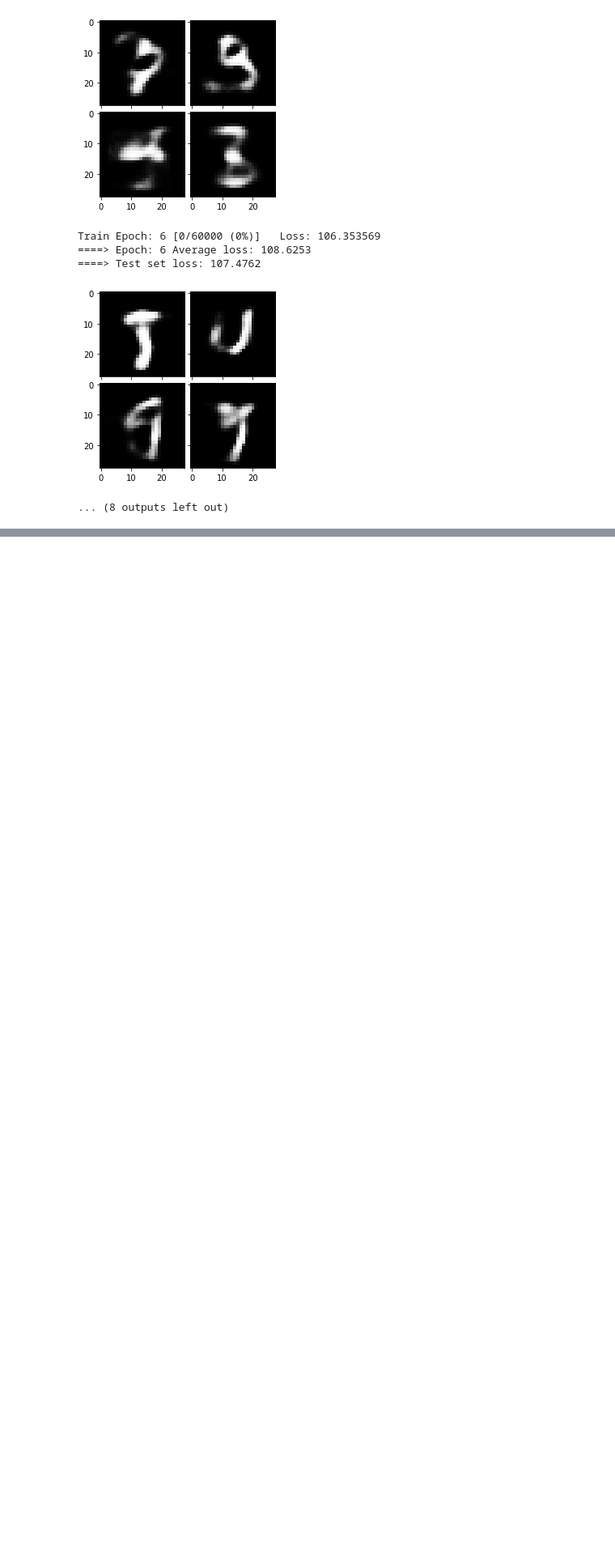
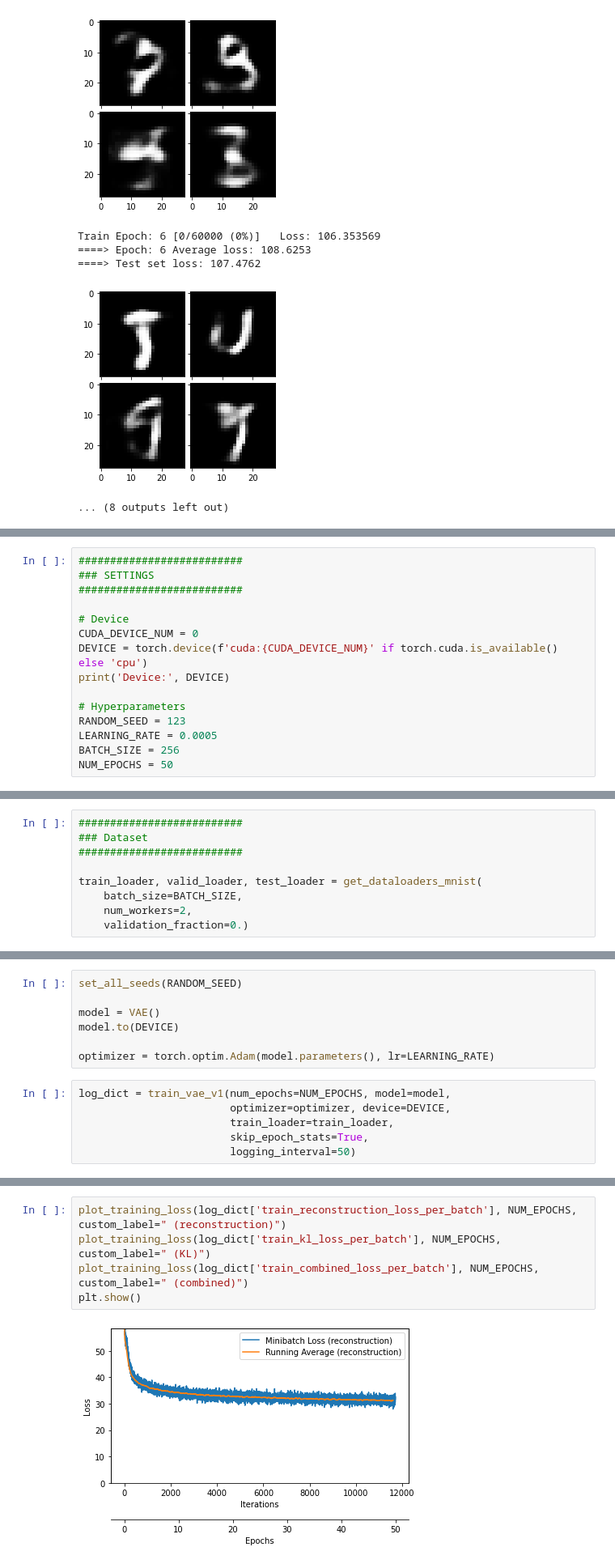
Before and after one commit to vin136/uncertainty-estimates, a Jupyter notebook: nbs/vae.ipynb, the cells around one changed output, grey strips where cells are left out. Shown: that part at 81% size. Saved outputs shown, nothing was run; the diff lists cells and outputs as text; blank space fills up the shorter version.

```diff
--- a/nbs/vae.ipynb
+++ b/nbs/vae.ipynb
@@ -183,0 +983,15 @@ n
+# %%
+##########################
+### SETTINGS
+##########################
+
+# Device
+CUDA_DEVICE_NUM = 0
+DEVICE = torch.device(f'cuda:{CUDA_DEVICE_NUM}' if torch.cuda.is_available() else 'cpu')
+print('Device:', DEVICE)
+
+# Hyperparameters
+RANDOM_SEED = 123
+LEARNING_RATE = 0.0005
+BATCH_SIZE = 256
+NUM_EPOCHS = 50
@@ -183,0 +1003,9 @@ n
+# %%
+##########################
+### Dataset
+##########################
+
+train_loader, valid_loader, test_loader = get_dataloaders_mnist(
+    batch_size=BATCH_SIZE,
+    num_workers=2,
+    validation_fraction=0.)
@@ -183,0 +1141,13 @@ n
+# %%
+set_all_seeds(RANDOM_SEED)
+
+model = VAE()
+model.to(DEVICE)
+
+optimizer = torch.optim.Adam(model.parameters(), lr=LEARNING_RATE)
+# %%
+log_dict = train_vae_v1(num_epochs=NUM_EPOCHS, model=model,
+                        optimizer=optimizer, device=DEVICE,
+                        train_loader=train_loader,
+                        skip_epoch_stats=True,
+                        logging_interval=50)
@@ -183,0 +1172,7 @@ n
+# %%
+plot_training_loss(log_dict['train_reconstruction_loss_per_batch'], NUM_EPOCHS, custom_label=" (reconstruction)")
+plot_training_loss(log_dict['train_kl_loss_per_batch'], NUM_EPOCHS, custom_label=" (KL)")
+plot_training_loss(log_dict['train_combined_loss_per_batch'], NUM_EPOCHS, custom_label=" (combined)")
+plt.show()
+# %% [output]
+[figure, added]
```
Also changed, not shown: parts of 24 cells of this notebook.
